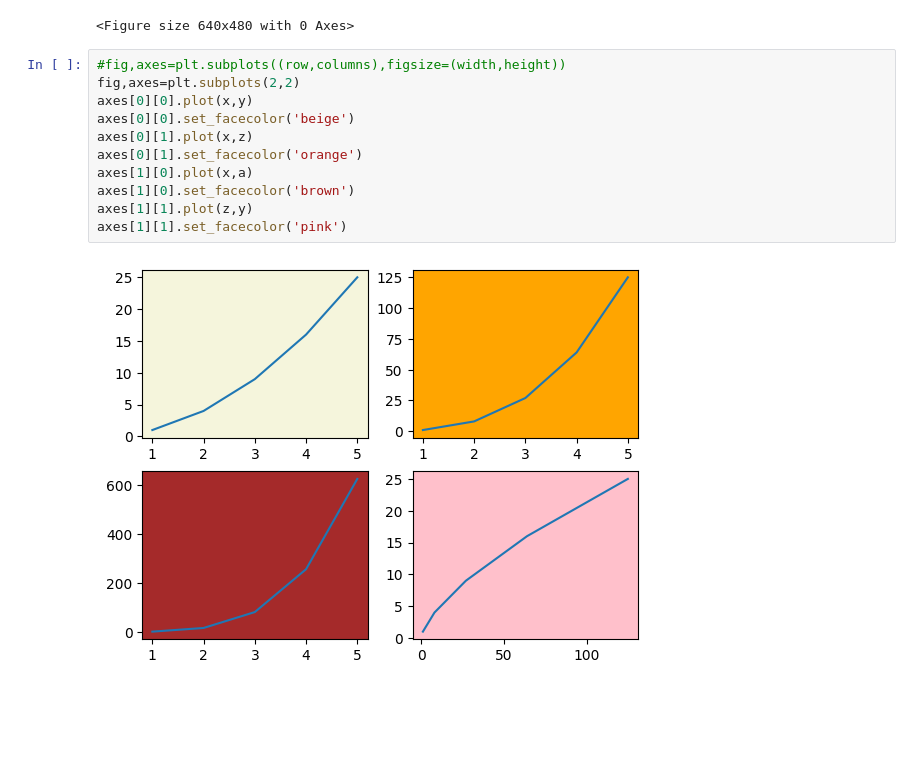
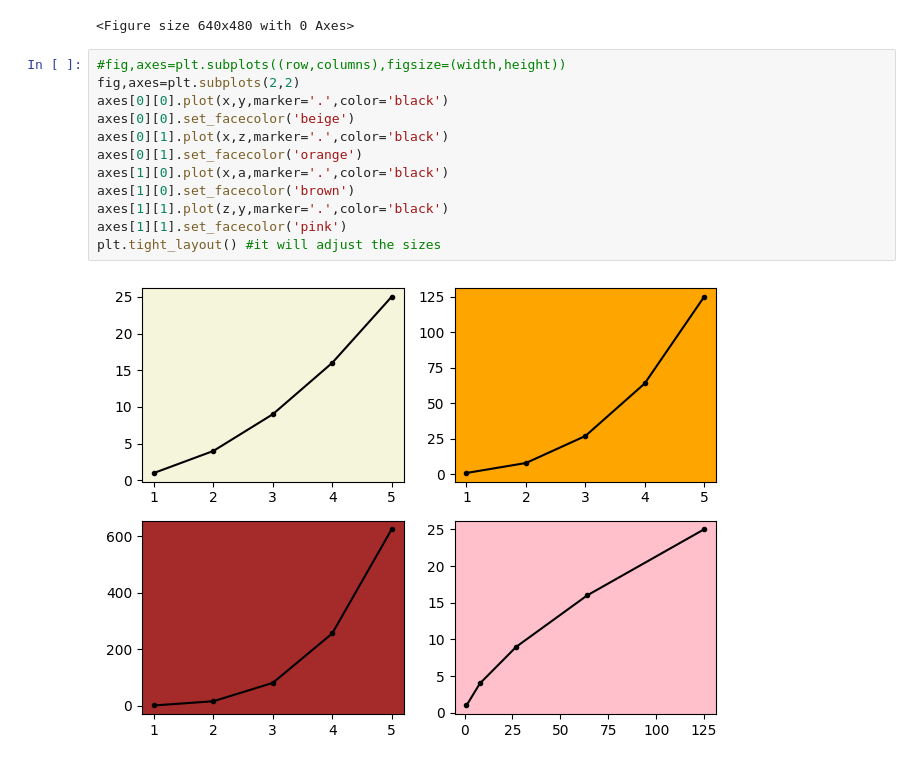
Before and after one commit to dpkasahu/numpy, a Jupyter notebook: DataVisualisation.ipynb, the cells around one changed output. Cells and saved outputs as stored; diff of their text form; blank space fills up the shorter version.

```diff
--- a/DataVisualisation.ipynb
+++ b/DataVisualisation.ipynb
@@ -117,13 +117,14 @@ plt.tight_layout()
 # %%
 #fig,axes=plt.subplots((row,columns),figsize=(width,height))
 fig,axes=plt.subplots(2,2)
-axes[0][0].plot(x,y)
+axes[0][0].plot(x,y,marker='.',color='black')
 axes[0][0].set_facecolor('beige')
-axes[0][1].plot(x,z)
+axes[0][1].plot(x,z,marker='.',color='black')
 axes[0][1].set_facecolor('orange')
-axes[1][0].plot(x,a)
+axes[1][0].plot(x,a,marker='.',color='black')
 axes[1][0].set_facecolor('brown')
-axes[1][1].plot(z,y)
+axes[1][1].plot(z,y,marker='.',color='black')
 axes[1][1].set_facecolor('pink')
+plt.tight_layout() #it will adjust the sizes
 # %% [output]
-[figure, old version]
+[figure, new version]
```
